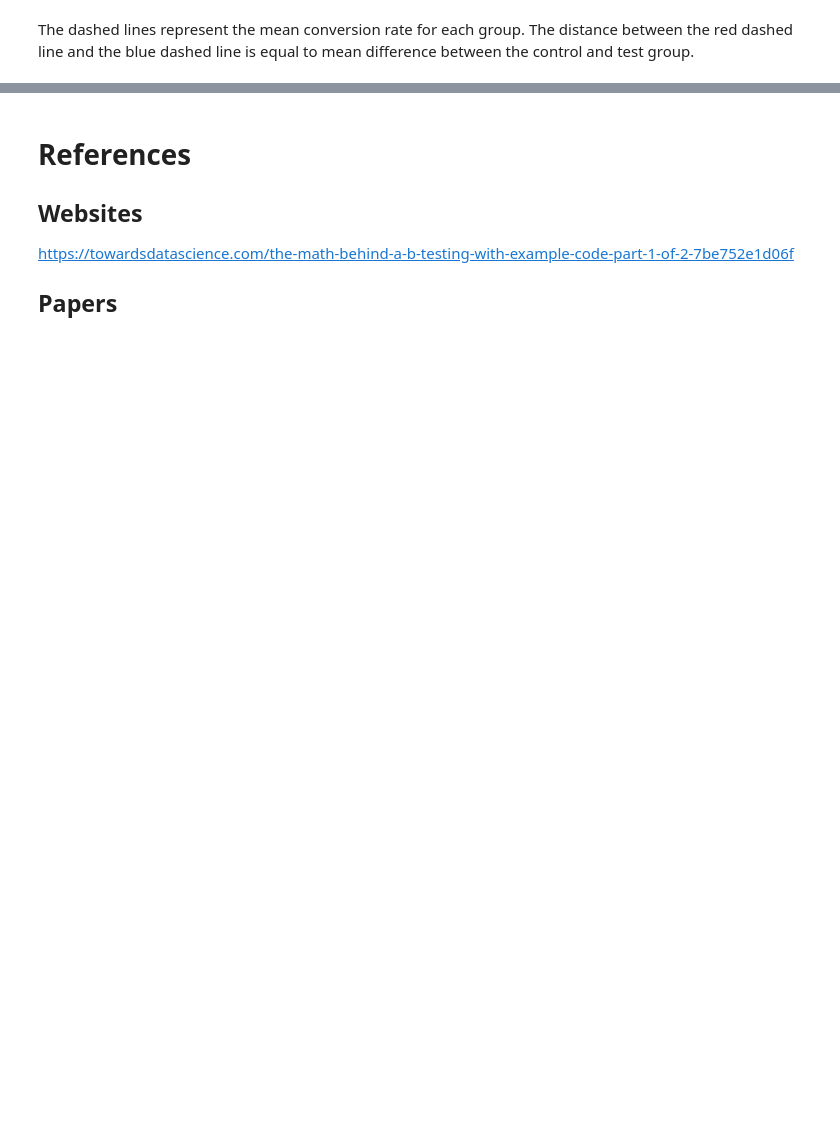
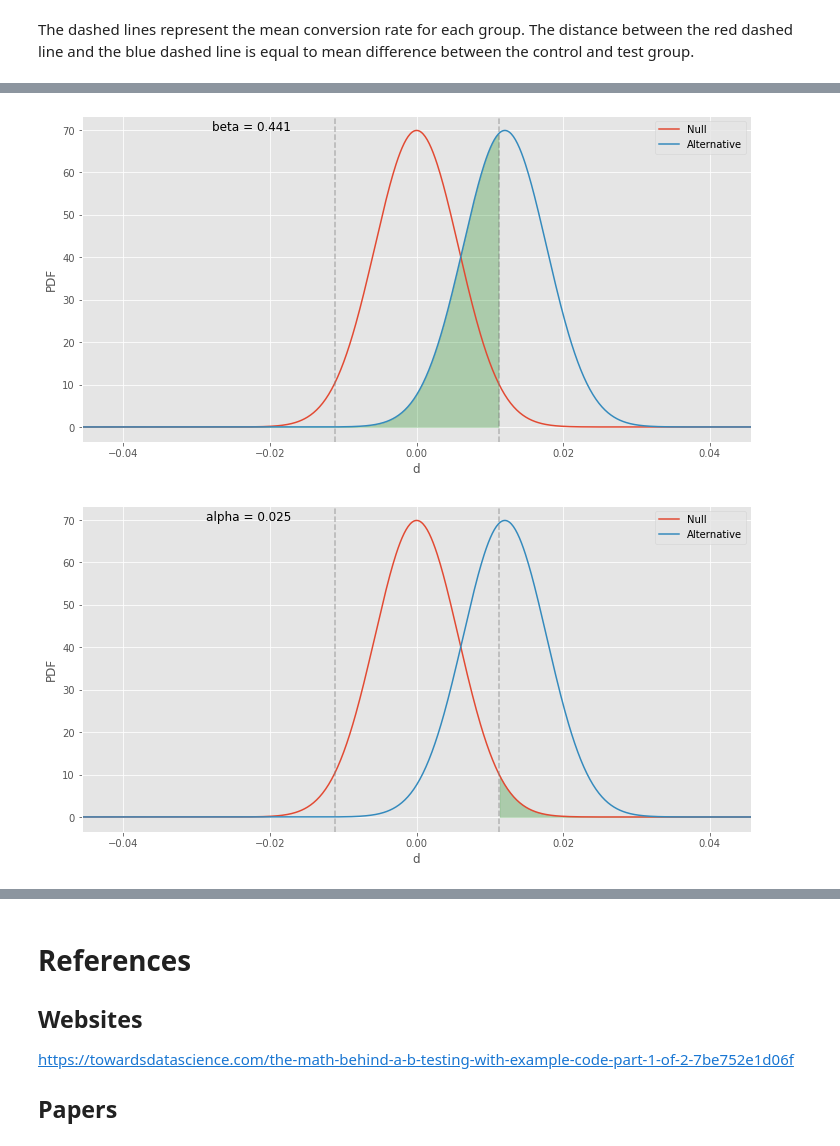
Before and after one commit to WanjohiWanjohi/A-Btesting_SmartAd, a Jupyter notebook: A_B_Testing.ipynb, the cells around one changed output, grey strips where cells are left out. Cells and saved outputs as stored; diff of their text form; code cells hidden in the pictures; blank space fills up the shorter version.

```diff
--- a/A_B_Testing.ipynb
+++ b/A_B_Testing.ipynb
@@ -173,0 +188,6 @@ NameError: name 'abplot' is not defined
+# %%
+abplot(n_a, n_b, bcr, d_hat ,show_beta=True)
+abplot(n_a, n_b, bcr, d_hat, show_alpha=True)
+# %% [output]
+[figure, added]
+[figure, added]
```
Also changed, not shown: parts of 18 cells of this notebook, 3 other files.
